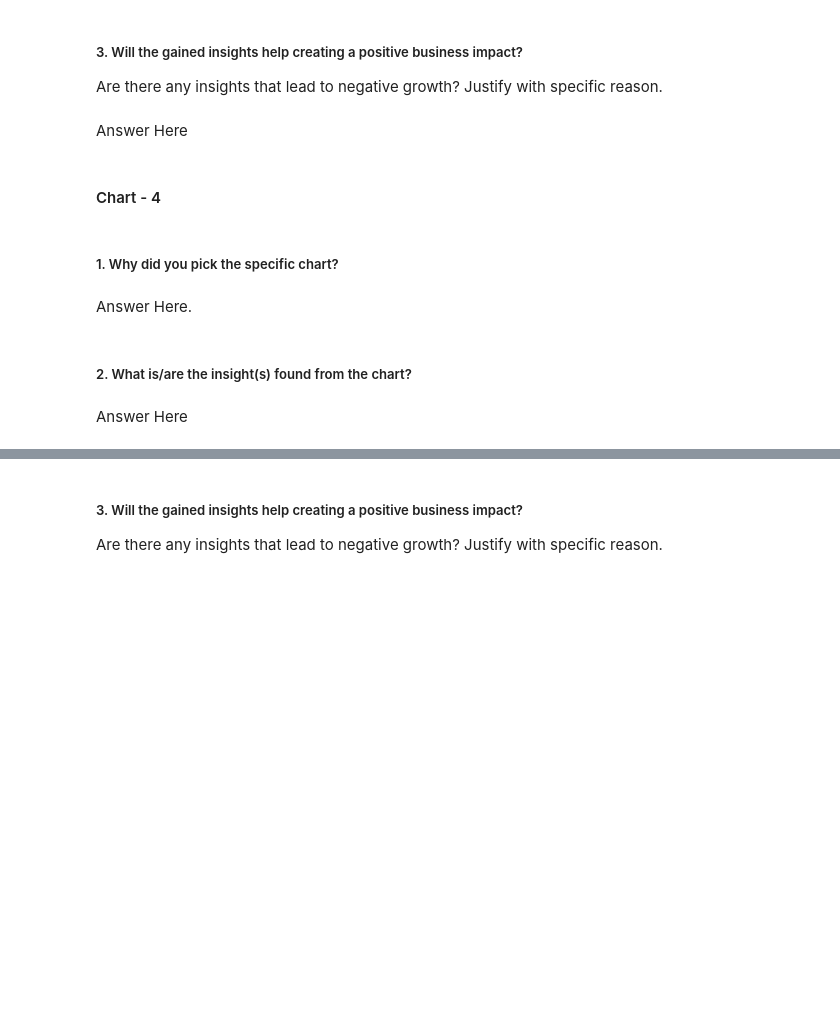
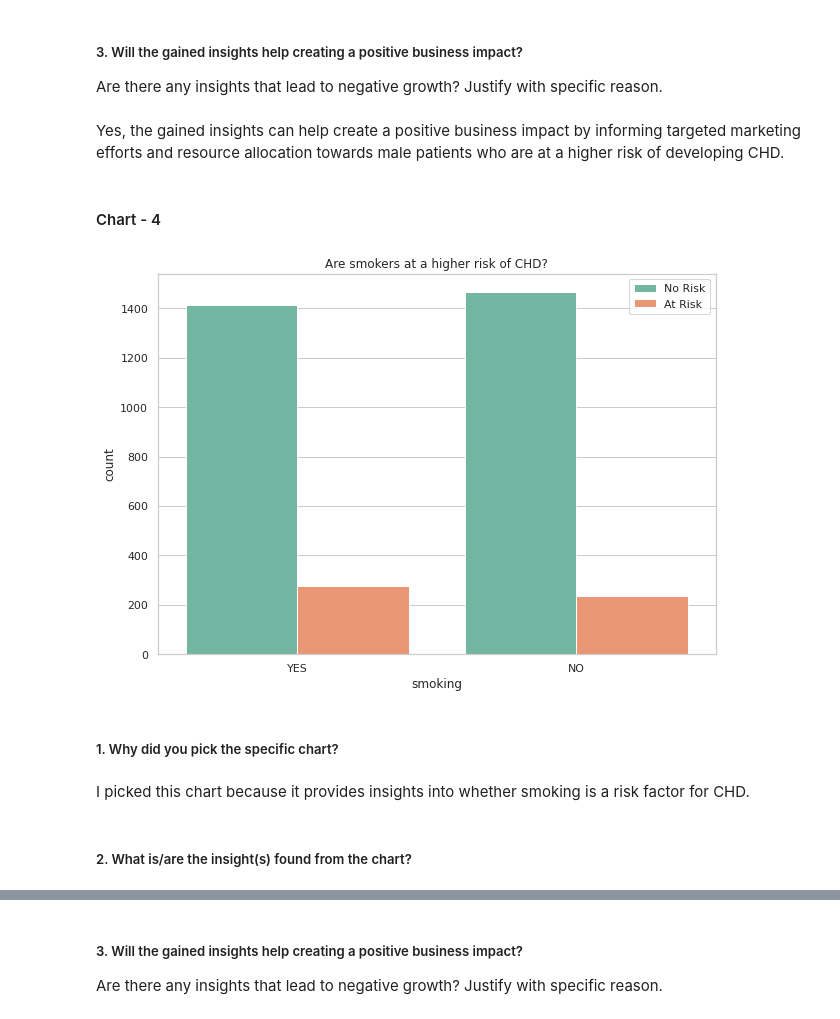
Before and after one commit to HKishanPatel/Cardiovascular-Risk-Prediction, a Jupyter notebook: Cardiovascular_Risk_Prediction.ipynb, the cells around one changed output, grey strips where cells are left out. Drawn from its saved outputs; the diff is of its cells as text; code cells hidden in the pictures; blank space fills up the shorter version.

```diff
--- a/Cardiovascular_Risk_Prediction.ipynb
+++ b/Cardiovascular_Risk_Prediction.ipynb
@@ -449,7 +457,7 @@ Answer Here
 # %% [markdown]
 ##### 3. Will the gained insights help creating a positive business impact?
 Are there any insights that lead to negative growth? Justify with specific reason.
-# %% [markdown]
-Answer Here
+# %% [markdown]
+Yes, the gained insights can help create a positive business impact by informing targeted marketing efforts and resource allocation towards male patients who are at a higher risk of developing CHD.
 # %% [markdown]
 #### Chart - 4
@@ -458,8 +464,16 @@ Answer Here
+# %%
+# Chart - 4 visualization code
+
+plt.figure(figsize=(10,7))
+sns.countplot(df.smoking, hue=df.Risk)
+plt.title('Are smokers at a higher risk of CHD?')
+plt.legend(['No Risk','At Risk'])
+plt.show()
+# %% [output]
+[figure, added]
 # %% [markdown]
 ##### 1. Why did you pick the specific chart?
-# %% [markdown]
-Answer Here.
+# %% [markdown]
+I picked this chart because it provides insights into whether smoking is a risk factor for CHD.
 # %% [markdown]
 ##### 2. What is/are the insight(s) found from the chart?
-# %% [markdown]
-Answer Here
```
Also changed, not shown: parts of 10 cells of this notebook.
